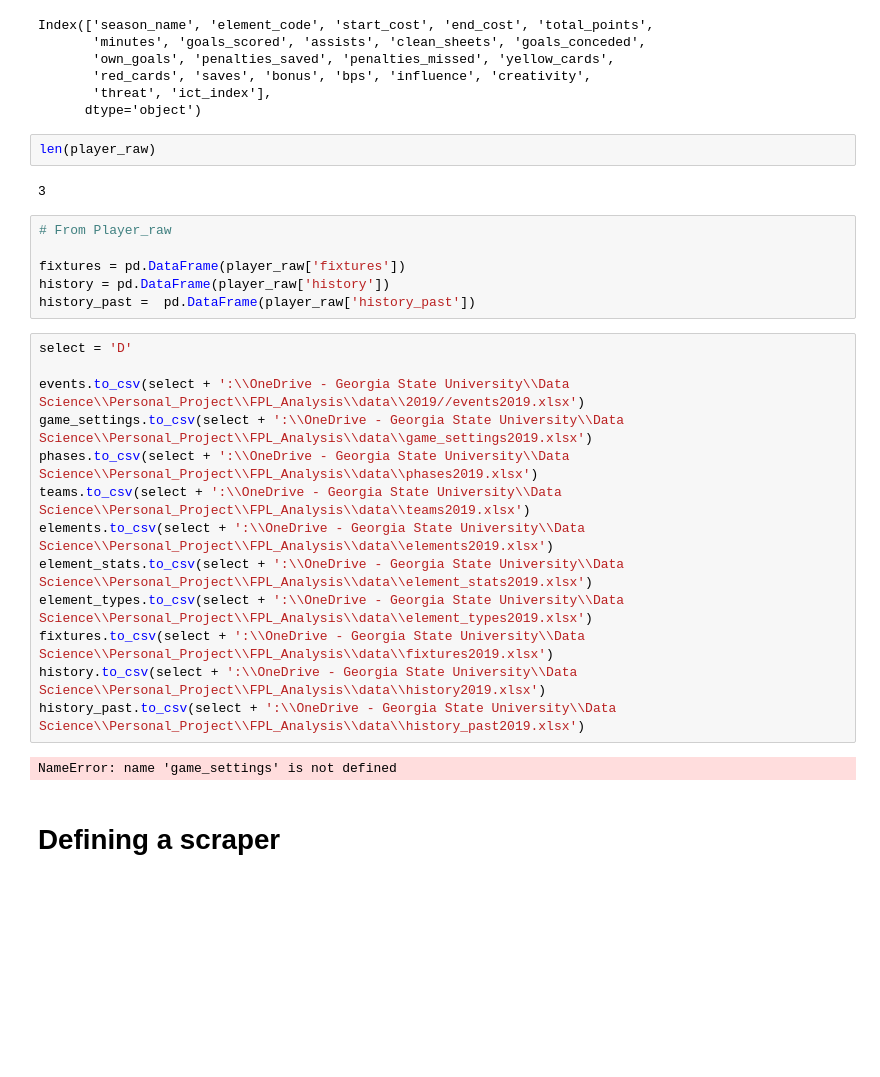
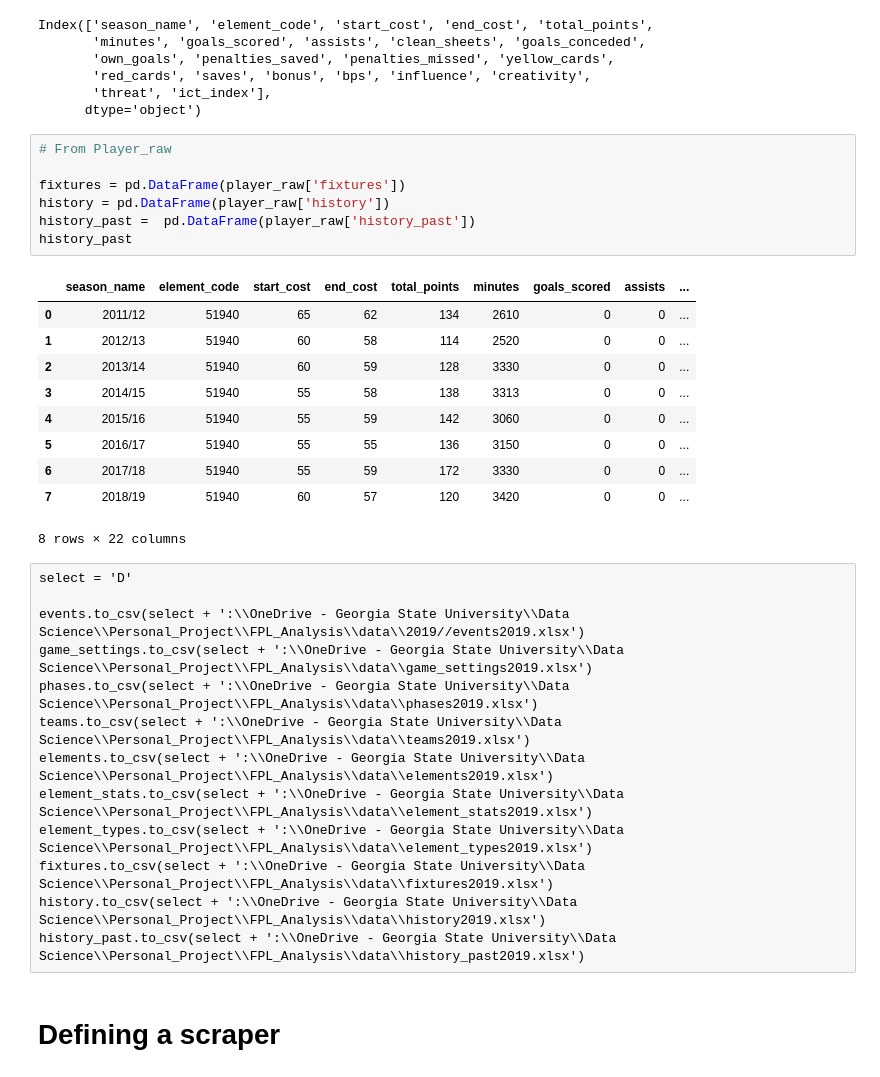
Before and after one commit to yt-hwang/Fantasy_Premier_League_Analysis, a Jupyter notebook: Codes/Data_Related/Data Collection practice.ipynb, the cells around one changed output. Saved outputs shown, nothing was run; the diff lists cells and outputs as text; blank space fills up the shorter version.

```diff
--- a/Codes/Data_Related/Data Collection practice.ipynb
+++ b/Codes/Data_Related/Data Collection practice.ipynb
@@ -111,30 +111,36 @@ Index(['season_name', 'element_code', 'start_cost', 'end_cost', 'total_points',
        'red_cards', 'saves', 'bonus', 'bps', 'influence', 'creativity',
        'threat', 'ict_index'],
       dtype='object')
-# %%
-len(player_raw)
-# %% [output]
-3
 # %%
 # From Player_raw
 
 fixtures = pd.DataFrame(player_raw['fixtures'])
 history = pd.DataFrame(player_raw['history'])
 history_past =  pd.DataFrame(player_raw['history_past'])
+history_past
+# %% [output]
+|  | season_name | element_code | start_cost | end_cost | total_points | minutes | goals_scored | assists | ... |
+| 0 | 2011/12 | 51940 | 65 | 62 | 134 | 2610 | 0 | 0 | ... |
+| 1 | 2012/13 | 51940 | 60 | 58 | 114 | 2520 | 0 | 0 | ... |
+| 2 | 2013/14 | 51940 | 60 | 59 | 128 | 3330 | 0 | 0 | ... |
+| 3 | 2014/15 | 51940 | 55 | 58 | 138 | 3313 | 0 | 0 | ... |
+| 4 | 2015/16 | 51940 | 55 | 59 | 142 | 3060 | 0 | 0 | ... |
+| 5 | 2016/17 | 51940 | 55 | 55 | 136 | 3150 | 0 | 0 | ... |
+| 6 | 2017/18 | 51940 | 55 | 59 | 172 | 3330 | 0 | 0 | ... |
+| 7 | 2018/19 | 51940 | 60 | 57 | 120 | 3420 | 0 | 0 | ... |
+8 rows × 22 columns
-# %%
-select = 'D'
-
-events.to_csv(select + ':\\OneDrive - Georgia State University\\Data Science\\Personal_Project\\FPL_Analysis\\data\\2019//events2019.xlsx')
-game_settings.to_csv(select + ':\\OneDrive - Georgia State University\\Data Science\\Personal_Project\\FPL_Analysis\\data\\game_settings2019.xlsx')
-phases.to_csv(select + ':\\OneDrive - Georgia State University\\Data Science\\Personal_Project\\FPL_Analysis\\data\\phases2019.xlsx')
-teams.to_csv(select + ':\\OneDrive - Georgia State University\\Data Science\\Personal_Project\\FPL_Analysis\\data\\teams2019.xlsx')
-elements.to_csv(select + ':\\OneDrive - Georgia State University\\Data Science\\Personal_Project\\FPL_Analysis\\data\\elements2019.xlsx')
-element_stats.to_csv(select + ':\\OneDrive - Georgia State University\\Data Science\\Personal_Project\\FPL_Analysis\\data\\element_stats2019.xlsx')
-element_types.to_csv(select + ':\\OneDrive - Georgia State University\\Data Science\\Personal_Project\\FPL_Analysis\\data\\element_types2019.xlsx')
-fixtures.to_csv(select + ':\\OneDrive - Georgia State University\\Data Science\\Personal_Project\\FPL_Analysis\\data\\fixtures2019.xlsx')
-history.to_csv(select + ':\\OneDrive - Georgia State University\\Data Science\\Personal_Project\\FPL_Analysis\\data\\history2019.xlsx')
-history_past.to_csv(select + ':\\OneDrive - Georgia State University\\Data Science\\Personal_Project\\FPL_Analysis\\data\\history_past2019.xlsx')
-# %% [output]
-NameError: name 'game_settings' is not defined
+# %% [raw]
+select = 'D'
+
+events.to_csv(select + ':\\OneDrive - Georgia State University\\Data Science\\Personal_Project\\FPL_Analysis\\data\\2019//events2019.xlsx')
+game_settings.to_csv(select + ':\\OneDrive - Georgia State University\\Data Science\\Personal_Project\\FPL_Analysis\\data\\game_settings2019.xlsx')
+phases.to_csv(select + ':\\OneDrive - Georgia State University\\Data Science\\Personal_Project\\FPL_Analysis\\data\\phases2019.xlsx')
+teams.to_csv(select + ':\\OneDrive - Georgia State University\\Data Science\\Personal_Project\\FPL_Analysis\\data\\teams2019.xlsx')
+elements.to_csv(select + ':\\OneDrive - Georgia State University\\Data Science\\Personal_Project\\FPL_Analysis\\data\\elements2019.xlsx')
+element_stats.to_csv(select + ':\\OneDrive - Georgia State University\\Data Science\\Personal_Project\\FPL_Analysis\\data\\element_stats2019.xlsx')
+element_types.to_csv(select + ':\\OneDrive - Georgia State University\\Data Science\\Personal_Project\\FPL_Analysis\\data\\element_types2019.xlsx')
+fixtures.to_csv(select + ':\\OneDrive - Georgia State University\\Data Science\\Personal_Project\\FPL_Analysis\\data\\fixtures2019.xlsx')
+history.to_csv(select + ':\\OneDrive - Georgia State University\\Data Science\\Personal_Project\\FPL_Analysis\\data\\history2019.xlsx')
+history_past.to_csv(select + ':\\OneDrive - Georgia State University\\Data Science\\Personal_Project\\FPL_Analysis\\data\\history_past2019.xlsx')
 # %% [markdown]
 # Defining a scraper
```
Also changed, not shown: parts of 2 cells of this notebook.
